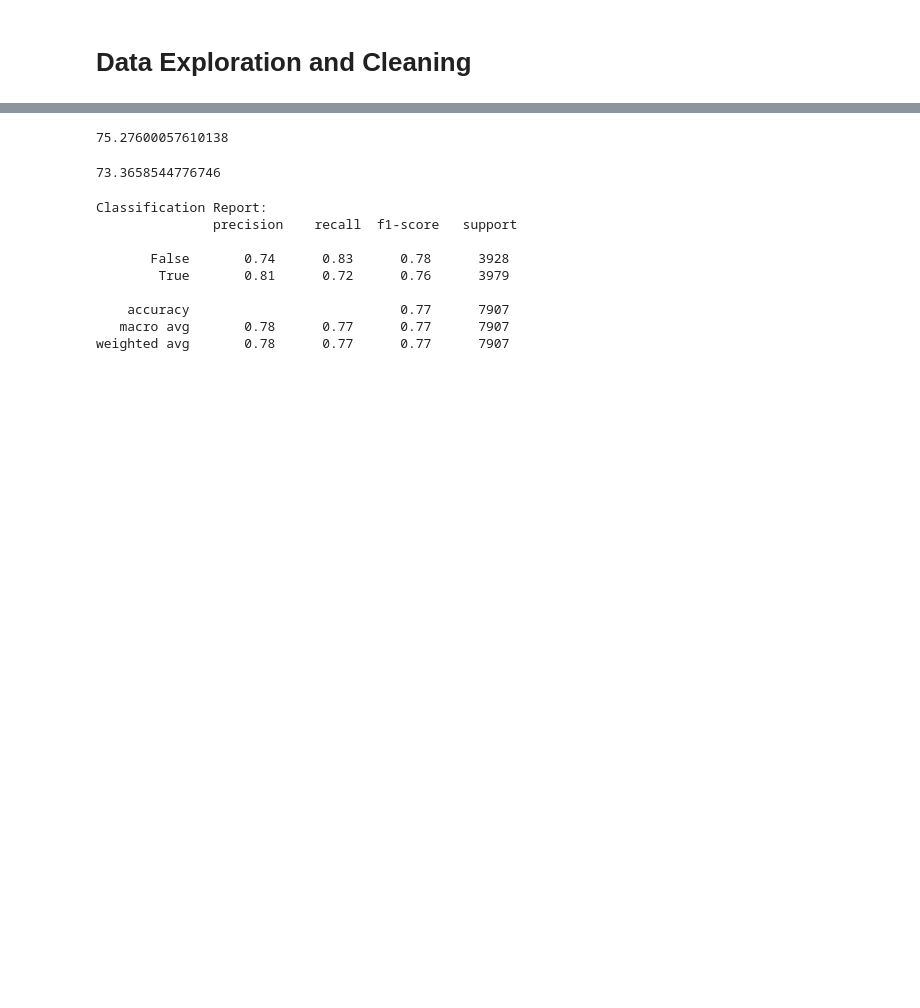
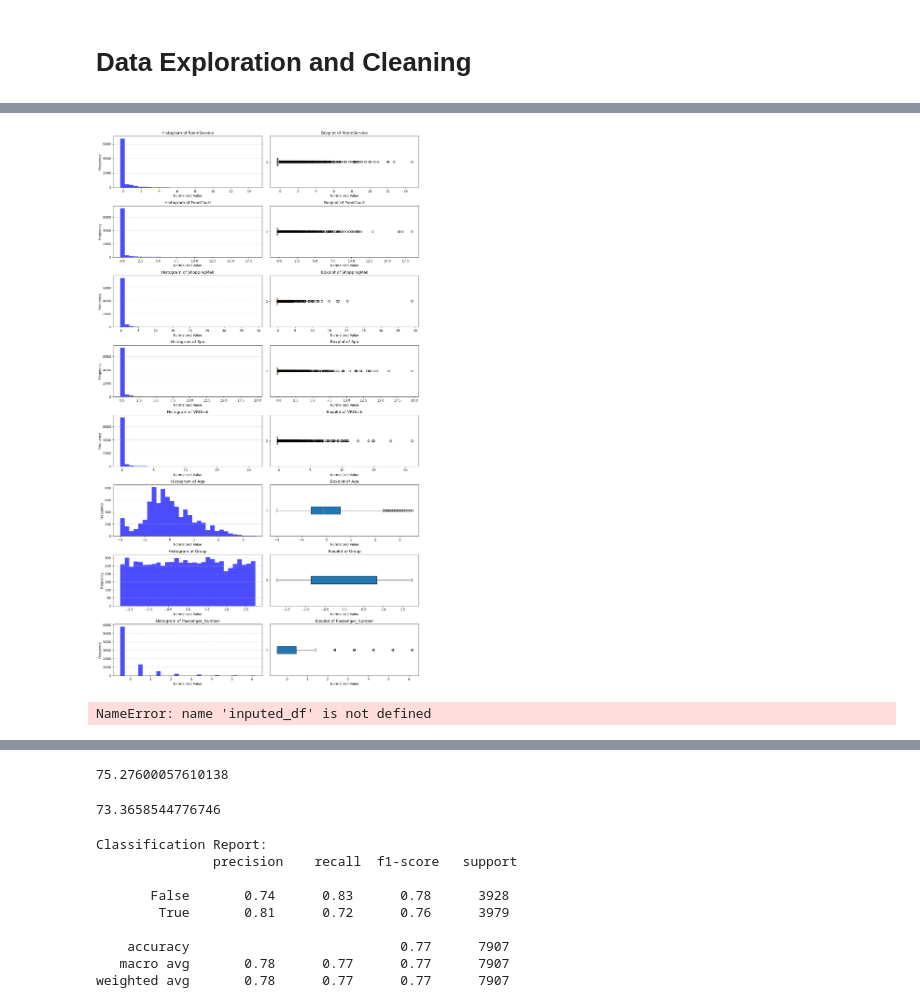
Before and after one commit to Tanyk2004/ML-finalproject, a Jupyter notebook: code.ipynb, the cells around one changed output, grey strips where cells are left out. Drawn from its saved outputs; the diff is of its cells as text; code cells hidden in the pictures; blank space fills up the shorter version.

```diff
--- a/code.ipynb
+++ b/code.ipynb
@@ -222,0 +207,59 @@ Based on the results of our data exploration, we have decided to process the
+# %%
+import matplotlib.pyplot as plt
+
+# List of features to plot
+features_to_plot = [
+    'RoomService', 'FoodCourt', 'ShoppingMall',
+    'Spa', 'VRDeck', 'Age',
+    'Group', 'Passenger_Number'
+]
+
+# Create subplots for histograms and boxplots
+fig, axes = plt.subplots(nrows=8, ncols=2, figsize=(14, 24))  # 8 rows, 2 columns
+axes = axes.flatten()  # Flatten axes for easier iteration
+
+# Plot both histograms and boxplots
+for i, feature in enumerate(features_to_plot):
+    # Plot histogram
+    axes[2 * i].hist(processed_features[feature], bins=30, color='blue', alpha=0.7)
+    axes[2 * i].set_title(f"Histogram of {feature}")
+    axes[2 * i].set_xlabel("Normalized Value")
+    axes[2 * i].set_ylabel("Frequency")
+    axes[2 * i].grid(axis='y', linestyle='--', alpha=0.7)
+
+    # Plot boxplot
+    axes[2 * i + 1].boxplot(processed_features[feature], vert=False, patch_artist=True)
+    axes[2 * i + 1].set_title(f"Boxplot of {feature}")
+    axes[2 * i + 1].set_xlabel("Normalized Value")
+
+# Adjust layout for better spacing
+plt.tight_layout()
+plt.show()
+# %% [output]
+[figure, added]
+# %%
+correlation = inputed_df.corr()
+# ax = sns.heatmap(correlation, annot=True)
+
+sorted_indices = correlation.abs().mean().sort_values(ascending=False).index  # Sort by average absolute correlation
+sorted_correlation = correlation.loc[sorted_indices, sorted_indices]
+
+ax = sns.heatmap(sorted_correlation, fmt=".2f", cmap="coolwarm")
+
+# Display all attributes
+ax.set_xticks(np.arange(len(sorted_correlation.columns)) + 0.5, minor=False)
+ax.set_yticks(np.arange(len(sorted_correlation.index)) + 0.5, minor=False)
+
+# Assign proper labels to all ticks
+ax.set_xticklabels(sorted_correlation.columns, fontsize=6, rotation=45, ha="right")  # Rotate x-axis labels
+ax.set_yticklabels(sorted_correlation.index, fontsize=6)
+
+# Show plot
+# plt.tight_layout()
+# plt.show()
+
+# Adjust font size for x and y tick labels
+# ax.set_xticklabels(ax.get_xticklabels(), fontsize=8)
+# ax.set_yticklabels(ax.get_yticklabels(), fontsize=8)
+# %% [output]
+NameError: name 'inputed_df' is not defined
```
Also changed, not shown: parts of 16 cells of this notebook.
